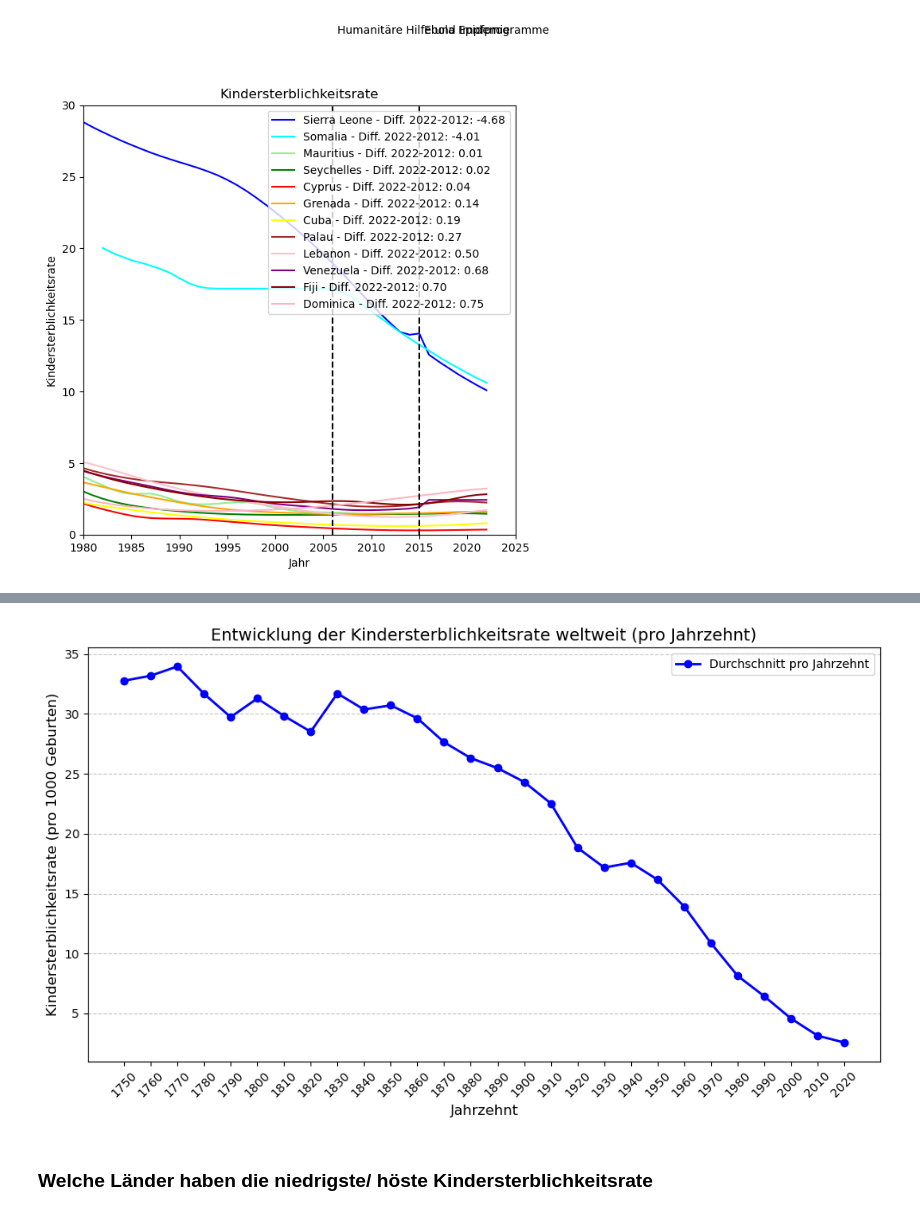
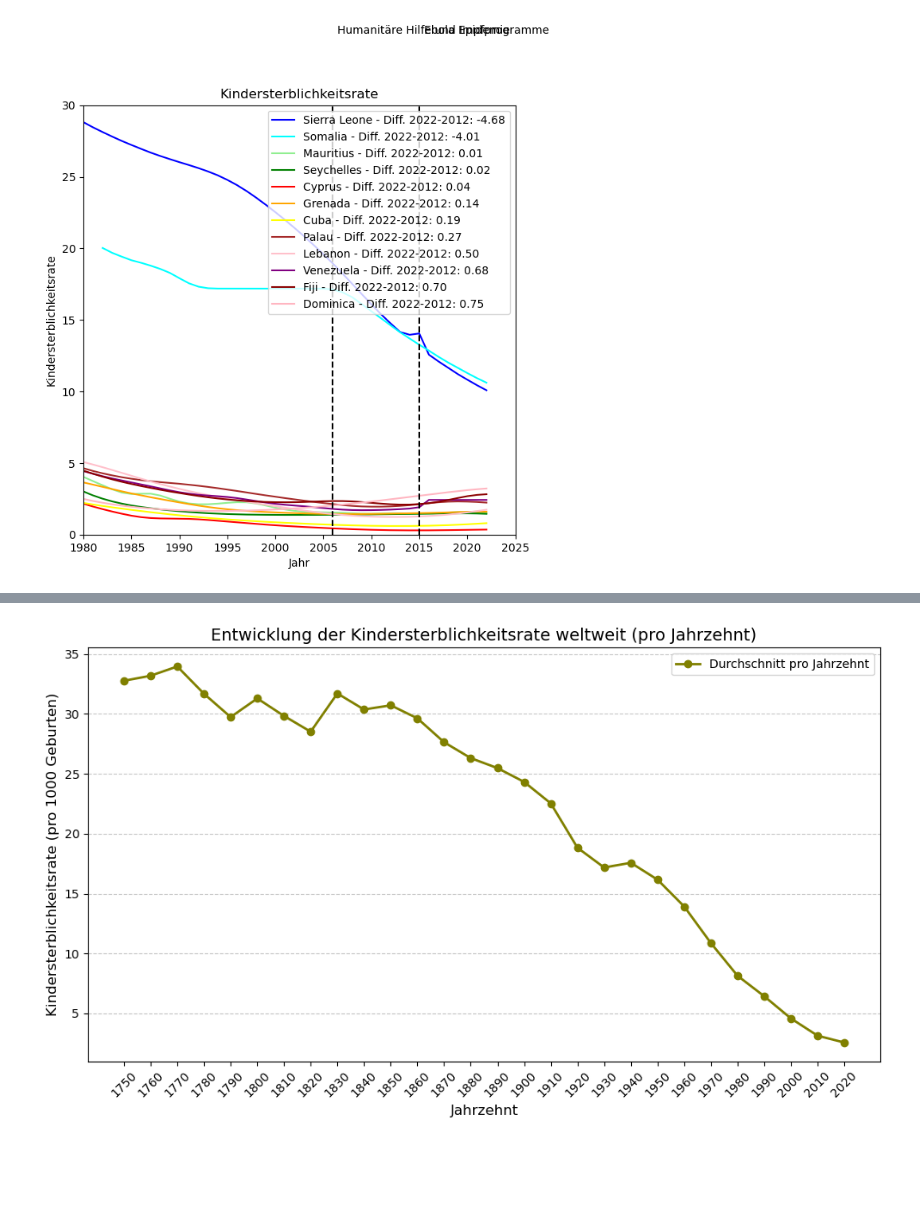
Before and after one commit to melisadedukic/MeliAjna, a Jupyter notebook: LN Python Melisa_Ajna.ipynb, the cells around one changed output, grey strips where cells are left out. Saved outputs shown, nothing was run; the diff lists cells and outputs as text; code cells hidden in the pictures; blank space fills up the shorter version.

```diff
--- a/LN Python Melisa_Ajna.ipynb
+++ b/LN Python Melisa_Ajna.ipynb
@@ -293,12 +295,4 @@ Text(2006.5, 35, 'Humanitäre Hilfe und Impfprogramme')
 # %%
-# Sicherstellen, dass die Spalte "Jahr" numerisch ist
-df['Jahr'] = pd.to_numeric(df['Jahr'], errors='coerce')
-df = df.dropna(subset=['Jahr'])  # Entferne Zeilen mit fehlenden Werten in der "Jahr"-Spalte
-
-# Sicherstellen, dass die Spalte "Unter 5 Sterblichkeitsrate" numerisch ist
-df['Unter 5 Sterblichkeitsrate'] = pd.to_numeric(df['Unter 5 Sterblichkeitsrate'], errors='coerce')
-df = df.dropna(subset=['Unter 5 Sterblichkeitsrate'])  # Entferne Zeilen mit fehlenden Werten
-
 # Neue Spalte "Decade" hinzufügen (Jahrzehnte)
 df['Decade'] = (df['Jahr'] // 10) * 10
 
@@ -307,7 +301,7 @@ decade_avg = df.groupby('Decade')['Unter 5 Sterblichkeitsrate'].mean()
 
 # Diagramm erstellen
 plt.figure(figsize=(10, 6))
-plt.bar(decade_avg.index, decade_avg.values, width=8, color='skyblue', edgecolor='black', alpha=0.8)
+plt.bar(decade_avg.index, decade_avg.values, width=8, color='coral', edgecolor='black', alpha=0.8)
 
 # Diagramm anpassen
 plt.title('Entwicklung der Kindersterblichkeitsrate weltweit (pro Jahrzehnt)', fontsize=14)
@@ -324,34 +318,24 @@ plt.show()
 # %%
-# Sicherstellen, dass die Spalte "Jahr" numerisch ist
-df['Jahr'] = pd.to_numeric(df['Jahr'], errors='coerce')
-df = df.dropna(subset=['Jahr'])  # Entferne Zeilen mit fehlenden Werten in der "Jahr"-Spalte
-
-# Sicherstellen, dass die Spalte "Unter 5 Sterblichkeitsrate" numerisch ist
-df['Unter 5 Sterblichkeitsrate'] = pd.to_numeric(df['Unter 5 Sterblichkeitsrate'], errors='coerce')
-df = df.dropna(subset=['Unter 5 Sterblichkeitsrate'])  # Entferne Zeilen mit fehlenden Werten
-
 # Neue Spalte "Decade" hinzufügen (Jahrzehnte)
 df['Decade'] = (df['Jahr'] // 10) * 10
 
 # Kindersterblichkeitsrate pro Jahrzehnt berechnen
 decade_avg = df.groupby('Decade')['Unter 5 Sterblichkeitsrate'].mean()
 
 # Liniendiagramm erstellen
 plt.figure(figsize=(10, 6))
-plt.plot(decade_avg.index, decade_avg.values, marker='o', color='blue', linestyle='-', linewidth=2, label='Durchschnitt pro Jahrzehnt')
+plt.plot(decade_avg.index, decade_avg.values, marker='o', color='olive', linestyle='-', linewidth=2, label='Durchschnitt pro Jahrzehnt')
 
 # Diagramm anpassen
 plt.title('Entwicklung der Kindersterblichkeitsrate weltweit (pro Jahrzehnt)', fontsize=14)
 plt.xlabel('Jahrzehnt', fontsize=12)
 plt.ylabel('Kindersterblichkeitsrate (pro 1000 Geburten)', fontsize=12)
 plt.xticks(decade_avg.index, rotation=45)
 plt.grid(axis='y', linestyle='--', alpha=0.7)
 plt.legend()
 plt.tight_layout()
 
 # Diagramm anzeigen
 plt.show()
 # %% [output]
-[figure, old version]
+[figure, new version]
-# %% [markdown]
-### Welche Länder haben die niedrigste/ höste Kindersterblichkeitsrate
```
Also changed, not shown: parts of 21 cells of this notebook, 4 other files.
